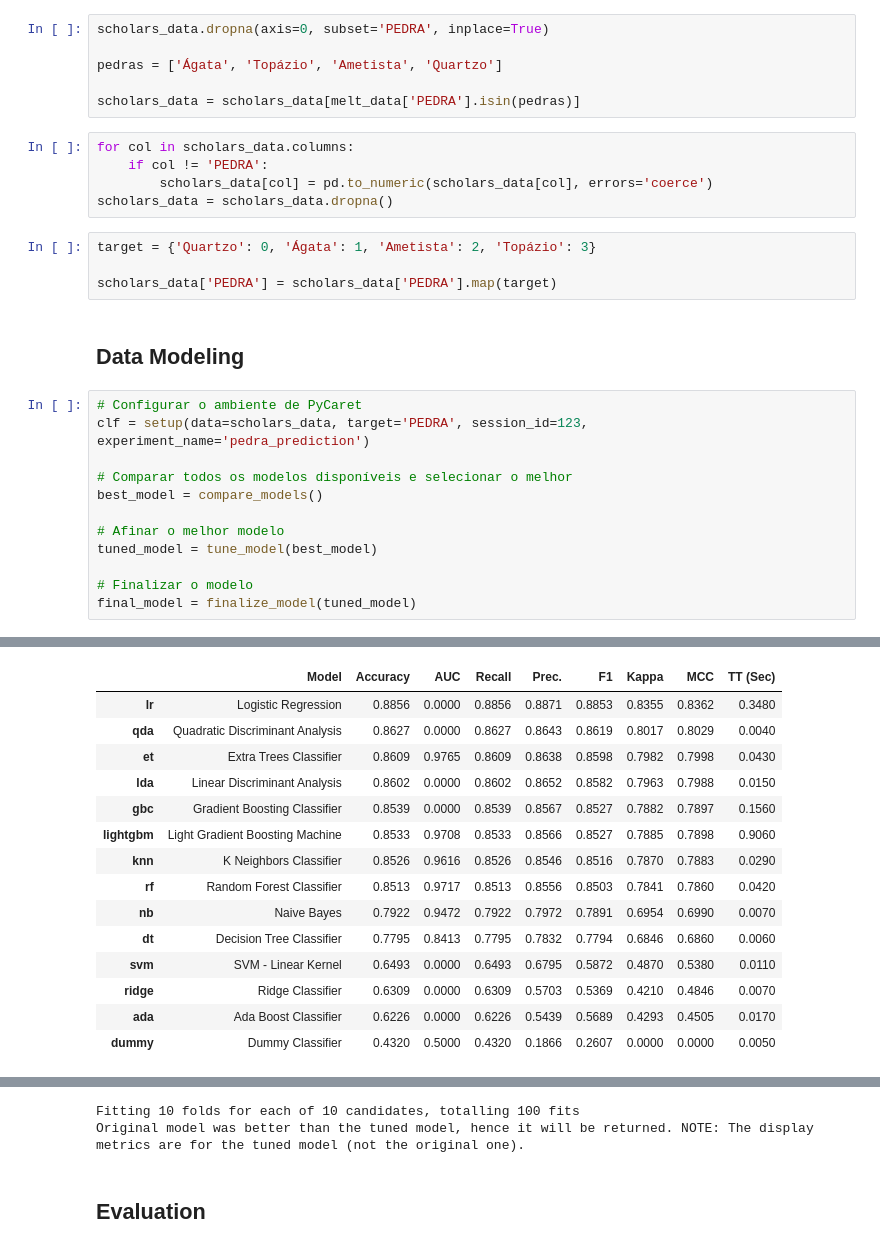
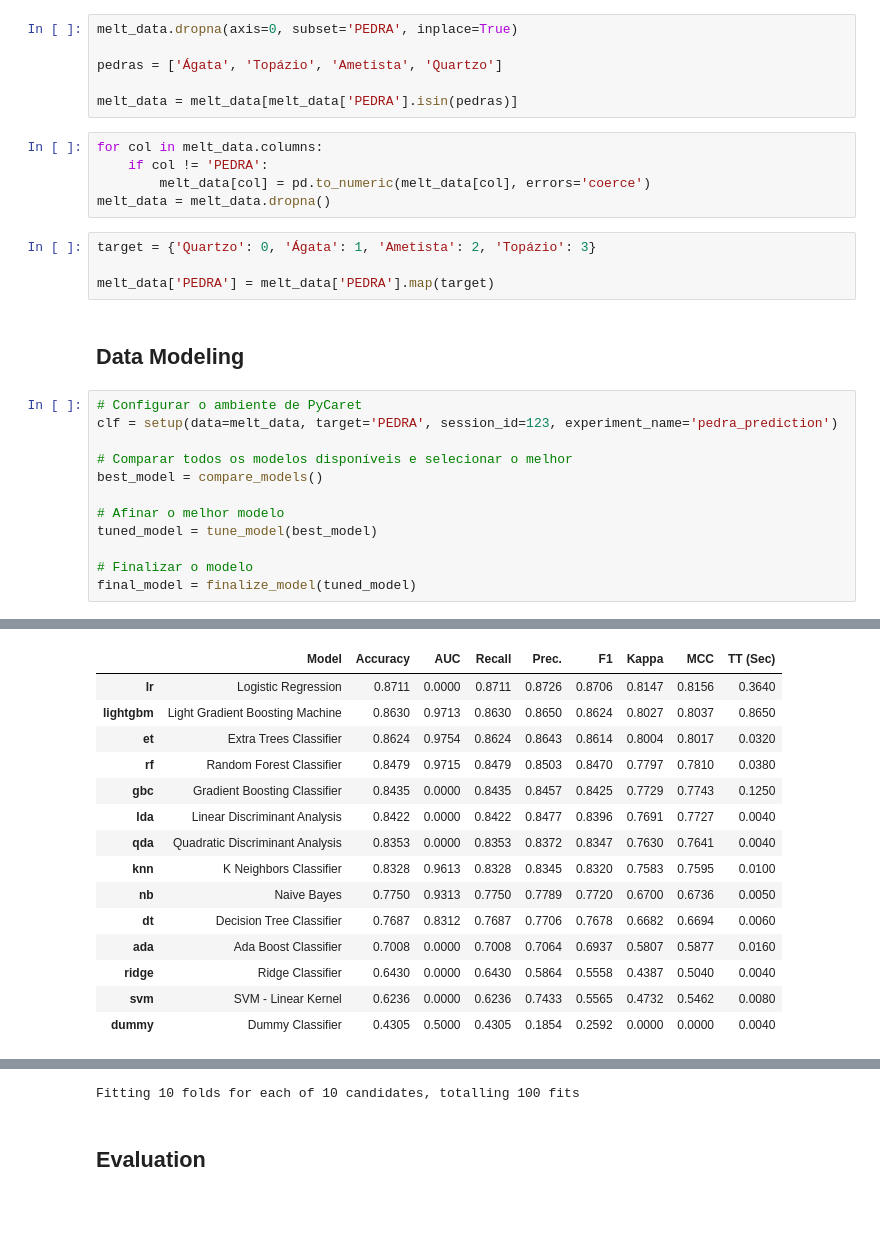
Before and after one commit to andersonpacheco1/passos-magicos-datathon, a Jupyter notebook: notebooks/1.5-aps-testing-models.ipynb, the cells around one changed output, grey strips where cells are left out. Drawn from its saved outputs; the diff is of its cells as text; blank space fills up the shorter version.

```diff
--- a/notebooks/1.5-aps-testing-models.ipynb
+++ b/notebooks/1.5-aps-testing-models.ipynb
@@ -123,23 +68,23 @@ scholars_data
 # %%
-scholars_data.dropna(axis=0, subset='PEDRA', inplace=True)
+melt_data.dropna(axis=0, subset='PEDRA', inplace=True)
 
 pedras = ['Ágata', 'Topázio', 'Ametista', 'Quartzo']
 
-scholars_data = scholars_data[melt_data['PEDRA'].isin(pedras)]
+melt_data = melt_data[melt_data['PEDRA'].isin(pedras)]
 # %%
-for col in scholars_data.columns:
+for col in melt_data.columns:
 	if col != 'PEDRA':
-		scholars_data[col] = pd.to_numeric(scholars_data[col], errors='coerce')
-scholars_data = scholars_data.dropna()
+		melt_data[col] = pd.to_numeric(melt_data[col], errors='coerce')
+melt_data = melt_data.dropna()
 # %%
 target = {'Quartzo': 0, 'Ágata': 1, 'Ametista': 2, 'Topázio': 3}
 
-scholars_data['PEDRA'] = scholars_data['PEDRA'].map(target)
+melt_data['PEDRA'] = melt_data['PEDRA'].map(target)
 # %% [markdown]
 ## Data Modeling
 # %%
 # Configurar o ambiente de PyCaret
-clf = setup(data=scholars_data, target='PEDRA', session_id=123, experiment_name='pedra_prediction')
+clf = setup(data=melt_data, target='PEDRA', session_id=123, experiment_name='pedra_prediction')
 
 # Comparar todos os modelos disponíveis e selecionar o melhor
 best_model = compare_models()
@@ -170,19 +115,19 @@ final_model = finalize_model(tuned_model)
 [interactive output not drawn]
 |  | Model | Accuracy | AUC | Recall | Prec. | F1 | Kappa | MCC | TT (Sec) |
-| lr | Logistic Regression | 0.8856 | 0.0000 | 0.8856 | 0.8871 | 0.8853 | 0.8355 | 0.8362 | 0.3480 |
-| qda | Quadratic Discriminant Analysis | 0.8627 | 0.0000 | 0.8627 | 0.8643 | 0.8619 | 0.8017 | 0.8029 | 0.0040 |
-| et | Extra Trees Classifier | 0.8609 | 0.9765 | 0.8609 | 0.8638 | 0.8598 | 0.7982 | 0.7998 | 0.0430 |
-| lda | Linear Discriminant Analysis | 0.8602 | 0.0000 | 0.8602 | 0.8652 | 0.8582 | 0.7963 | 0.7988 | 0.0150 |
-| gbc | Gradient Boosting Classifier | 0.8539 | 0.0000 | 0.8539 | 0.8567 | 0.8527 | 0.7882 | 0.7897 | 0.1560 |
-| lightgbm | Light Gradient Boosting Machine | 0.8533 | 0.9708 | 0.8533 | 0.8566 | 0.8527 | 0.7885 | 0.7898 | 0.9060 |
-| knn | K Neighbors Classifier | 0.8526 | 0.9616 | 0.8526 | 0.8546 | 0.8516 | 0.7870 | 0.7883 | 0.0290 |
-| rf | Random Forest Classifier | 0.8513 | 0.9717 | 0.8513 | 0.8556 | 0.8503 | 0.7841 | 0.7860 | 0.0420 |
-| nb | Naive Bayes | 0.7922 | 0.9472 | 0.7922 | 0.7972 | 0.7891 | 0.6954 | 0.6990 | 0.0070 |
-| dt | Decision Tree Classifier | 0.7795 | 0.8413 | 0.7795 | 0.7832 | 0.7794 | 0.6846 | 0.6860 | 0.0060 |
-| svm | SVM - Linear Kernel | 0.6493 | 0.0000 | 0.6493 | 0.6795 | 0.5872 | 0.4870 | 0.5380 | 0.0110 |
-| ridge | Ridge Classifier | 0.6309 | 0.0000 | 0.6309 | 0.5703 | 0.5369 | 0.4210 | 0.4846 | 0.0070 |
-| ada | Ada Boost Classifier | 0.6226 | 0.0000 | 0.6226 | 0.5439 | 0.5689 | 0.4293 | 0.4505 | 0.0170 |
-| dummy | Dummy Classifier | 0.4320 | 0.5000 | 0.4320 | 0.1866 | 0.2607 | 0.0000 | 0.0000 | 0.0050 |
+| lr | Logistic Regression | 0.8711 | 0.0000 | 0.8711 | 0.8726 | 0.8706 | 0.8147 | 0.8156 | 0.3640 |
+| lightgbm | Light Gradient Boosting Machine | 0.8630 | 0.9713 | 0.8630 | 0.8650 | 0.8624 | 0.8027 | 0.8037 | 0.8650 |
+| et | Extra Trees Classifier | 0.8624 | 0.9754 | 0.8624 | 0.8643 | 0.8614 | 0.8004 | 0.8017 | 0.0320 |
+| rf | Random Forest Classifier | 0.8479 | 0.9715 | 0.8479 | 0.8503 | 0.8470 | 0.7797 | 0.7810 | 0.0380 |
+| gbc | Gradient Boosting Classifier | 0.8435 | 0.0000 | 0.8435 | 0.8457 | 0.8425 | 0.7729 | 0.7743 | 0.1250 |
+| lda | Linear Discriminant Analysis | 0.8422 | 0.0000 | 0.8422 | 0.8477 | 0.8396 | 0.7691 | 0.7727 | 0.0040 |
+| qda | Quadratic Discriminant Analysis | 0.8353 | 0.0000 | 0.8353 | 0.8372 | 0.8347 | 0.7630 | 0.7641 | 0.0040 |
+| knn | K Neighbors Classifier | 0.8328 | 0.9613 | 0.8328 | 0.8345 | 0.8320 | 0.7583 | 0.7595 | 0.0100 |
+| nb | Naive Bayes | 0.7750 | 0.9313 | 0.7750 | 0.7789 | 0.7720 | 0.6700 | 0.6736 | 0.0050 |
+| dt | Decision Tree Classifier | 0.7687 | 0.8312 | 0.7687 | 0.7706 | 0.7678 | 0.6682 | 0.6694 | 0.0060 |
+| ada | Ada Boost Classifier | 0.7008 | 0.0000 | 0.7008 | 0.7064 | 0.6937 | 0.5807 | 0.5877 | 0.0160 |
+| ridge | Ridge Classifier | 0.6430 | 0.0000 | 0.6430 | 0.5864 | 0.5558 | 0.4387 | 0.5040 | 0.0040 |
+| svm | SVM - Linear Kernel | 0.6236 | 0.0000 | 0.6236 | 0.7433 | 0.5565 | 0.4732 | 0.5462 | 0.0080 |
+| dummy | Dummy Classifier | 0.4305 | 0.5000 | 0.4305 | 0.1854 | 0.2592 | 0.0000 | 0.0000 | 0.0040 |
 [interactive output not drawn]
 [interactive output not drawn]
 |  | Accuracy | AUC | Recall | Prec. | F1 | Kappa | MCC |
@@ -202,6 +147,5 @@ final_model = finalize_model(tuned_model)
 [interactive output not drawn]
 Fitting 10 folds for each of 10 candidates, totalling 100 fits
-Original model was better than the tuned model, hence it will be returned. NOTE: The display metrics are for the tuned model (not the original one).
 # %% [markdown]
 ## Evaluation
 # %%
```
Also changed, not shown: parts of 6 cells of this notebook, 11 other files.
